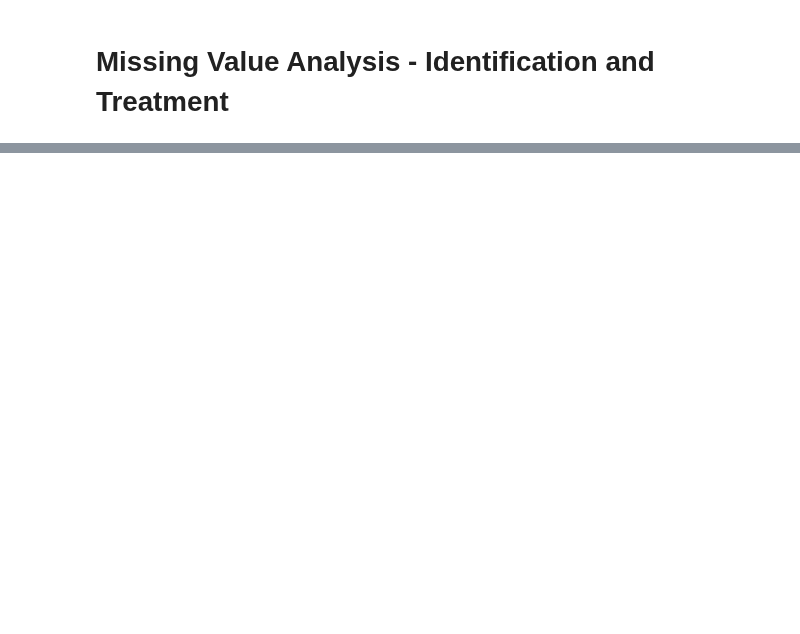
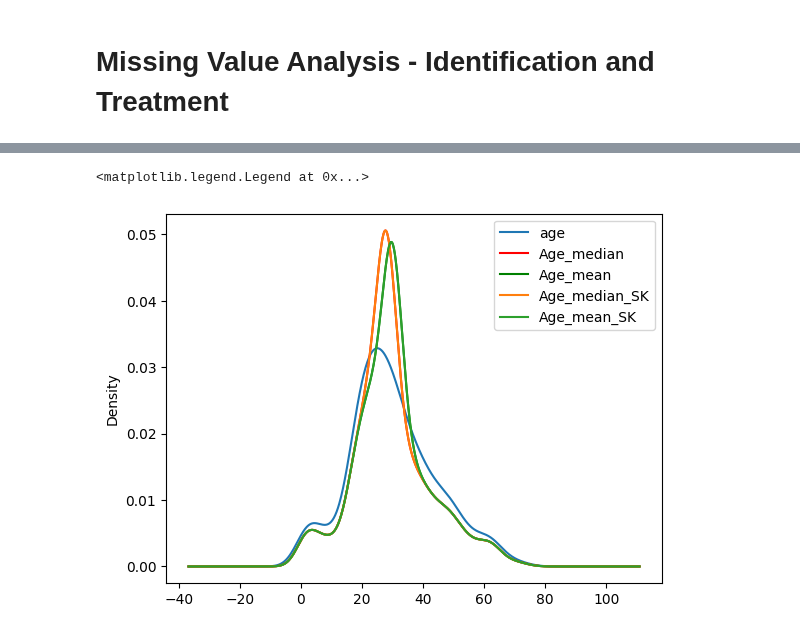
Before and after one commit to megatAhmad/sma_2023_oct, a Jupyter notebook: Python_MissingValueAnalysis.ipynb, the cells around one changed output, grey strips where cells are left out. Drawn from its saved outputs; the diff is of its cells as text; code cells hidden in the pictures; blank space fills up the shorter version.

```diff
--- a/Python_MissingValueAnalysis.ipynb
+++ b/Python_MissingValueAnalysis.ipynb
@@ -33,0 +320,18 @@ data.head()
+# %%
+# Using Scikit-Learn
+
+# Create a new column to store the imputed values
+X_train["Age_mean_SK"] = None
+X_train["Age_median_SK"] = None
+
+# Impute the missing values in the "age" column
+imputer = SimpleImputer(strategy="mean")
+imputed_age = imputer.fit_transform(X_train)
+X_train["Age_mean_SK"] = imputed_age
+
+# Impute the missing values in the "age" column
+imputer = SimpleImputer(strategy="median")
+imputed_age = imputer.fit_transform(X_train)
+X_train["Age_median_SK"] = imputed_age
+
+X_train
@@ -33,0 +352,26 @@ data.head()
+# %%
+fig = plt.figure()
+ax = fig.add_subplot(111)
+
+# original variable distribution
+X_train["age"].plot(kind="kde", ax=ax)
+
+# variable imputed with the median
+X_train["Age_median"].plot(kind="kde", ax=ax, color="red")
+
+# variable imputed with the mean
+X_train["Age_mean"].plot(kind="kde", ax=ax, color="green")
+
+# variable imputed with the median
+X_train["Age_median_SK"].plot(kind="kde", ax=ax)
+
+# variable imputed with the mean
+X_train["Age_mean_SK"].plot(kind="kde", ax=ax)
+
+
+# add legends
+lines, labels = ax.get_legend_handles_labels()
+ax.legend(lines, labels, loc="best")
+# %% [output]
+<matplotlib.legend.Legend at 0x...>
+[figure, added]
```
Also changed, not shown: parts of 48 cells of this notebook.
